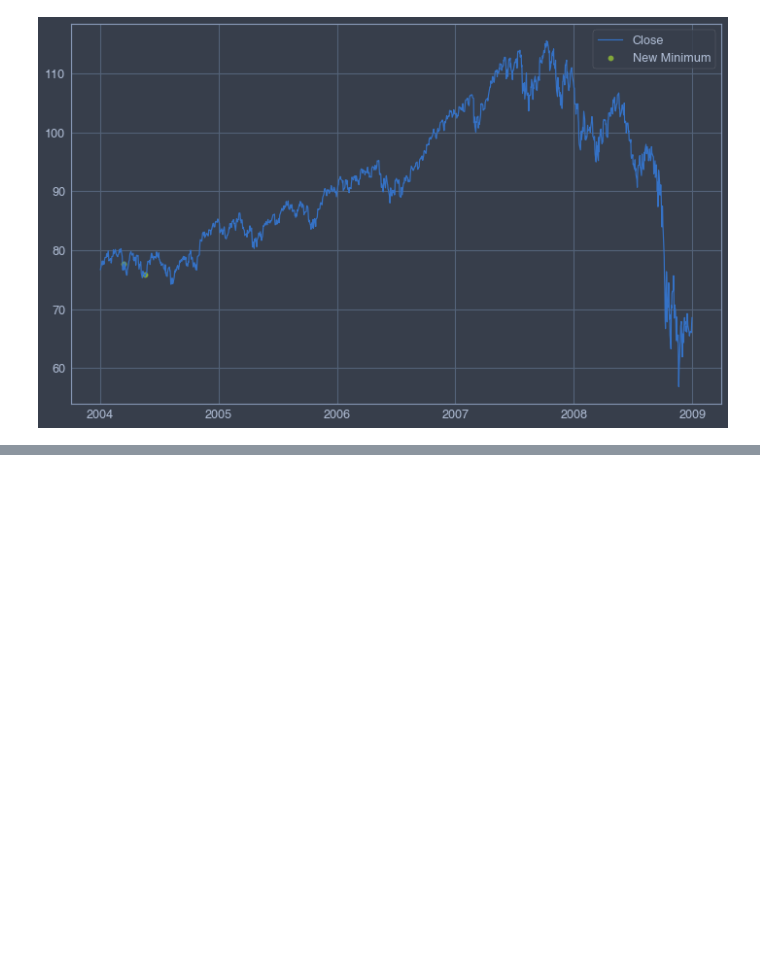
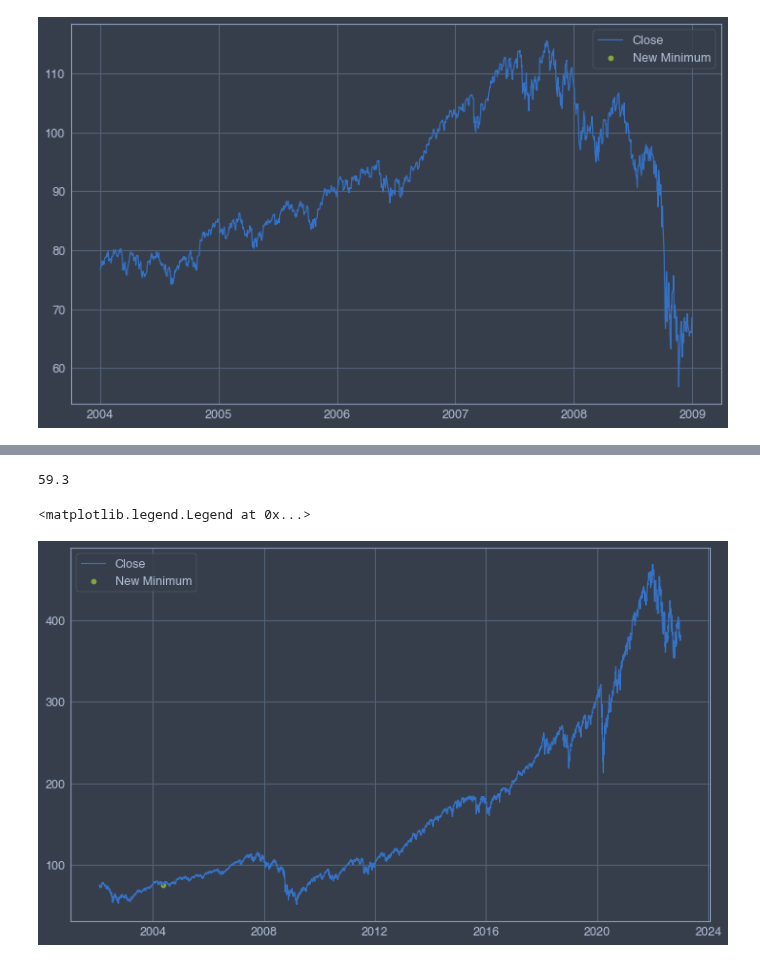
Before and after one commit to fadeeva/stock_market_research, a Jupyter notebook: classic/turtle_soup/simple/simple_TURTLE_SOUP.ipynb, the cells around one changed output, grey strips where cells are left out. Cells and saved outputs as stored; diff of their text form; code cells hidden in the pictures; blank space fills up the shorter version.

Commit message:
TurtleSoup. bad, bad soup

```diff
--- a/classic/turtle_soup/simple/simple_TURTLE_SOUP.ipynb
+++ b/classic/turtle_soup/simple/simple_TURTLE_SOUP.ipynb
@@ -325,22 +346,25 @@ l
 # %%
 # разместите для целей входа покупающий стоп на 5—10 тиков выше предыдущего 20-дневного минимума
+ADD_TICKS = 0.05
+
 prepare = False
-order_level = 0
+order_level_buy = ADD_TICKS
 def turtle_soup(data):
     global prepare
-    global order_level
+    global order_level_buy
 
-    if prepare and order_level == data['Close']:
+    if prepare and order_level_buy == data['Close']:
         prepare = False
+        order_level_buy = ADD_TICKS
         return 1
 
     if data['New Minimum']:
         if not prepare:
-            idx = spy_position.index.get_loc(data.name)
-            l = len(spy_position.iloc[idx - 4: idx]['New Minimum'][spy_position.iloc[idx - 4: idx]['New Minimum']])
-            order_level = spy_position.iloc[idx]['20d_min']
+            idx = spy_close.index.get_loc(data.name)
+            l = len(spy_close.iloc[idx - 4: idx]['New Minimum'][spy_close.iloc[idx - 4: idx]['New Minimum']])
             if not l:
                 prepare = True
+                order_level_buy += spy_close.iloc[idx-1]['20d_min']
     return 0
 #     if data['New Minimum'] and len(previous_4_days_period_minimums) == 0:
 #         if current_price < previous_minimum:
@@ -390,3 +414,6 @@ plt.legend()
 # %% [output]
 <matplotlib.legend.Legend at 0x...>
 [figure]
+# %%
+spy_close['position'] = spy_close[4:].apply(turtle_soup, axis=1)
+spy_close[spy_close['position'] == 1].count()
@@ -392,0 +428,16 @@ plt.legend()
+# %%
+idx = 234
+# spy_close.iloc[idx - 4: idx]['New Minimum'][spy_close.iloc[idx - 4: idx]['New Minimum']]
+spy_close.iloc[idx - 1]['20d_min']
+# %% [output]
+59.3
+# %%
+spy_min_position = spy_close[spy_close['position'] == 1]
+fig, ax = plt.subplots()
+ax.plot(spy_close.index, spy_close['Close'], label='Close')
+ax.scatter(spy_min_position.index, spy_min_position['Close'], label='New Minimum', c='g')
+ax.grid(True)
+plt.legend()
+# %% [output]
+<matplotlib.legend.Legend at 0x...>
+[figure, added]
```
Also changed, not shown: parts of 3 cells of this notebook.
